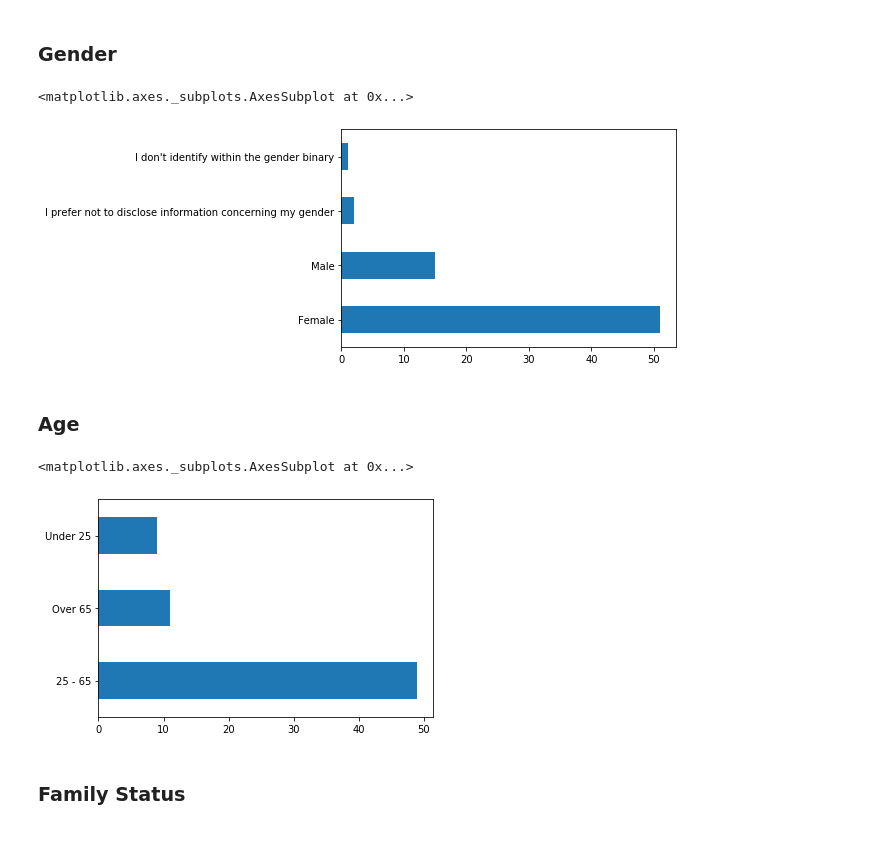
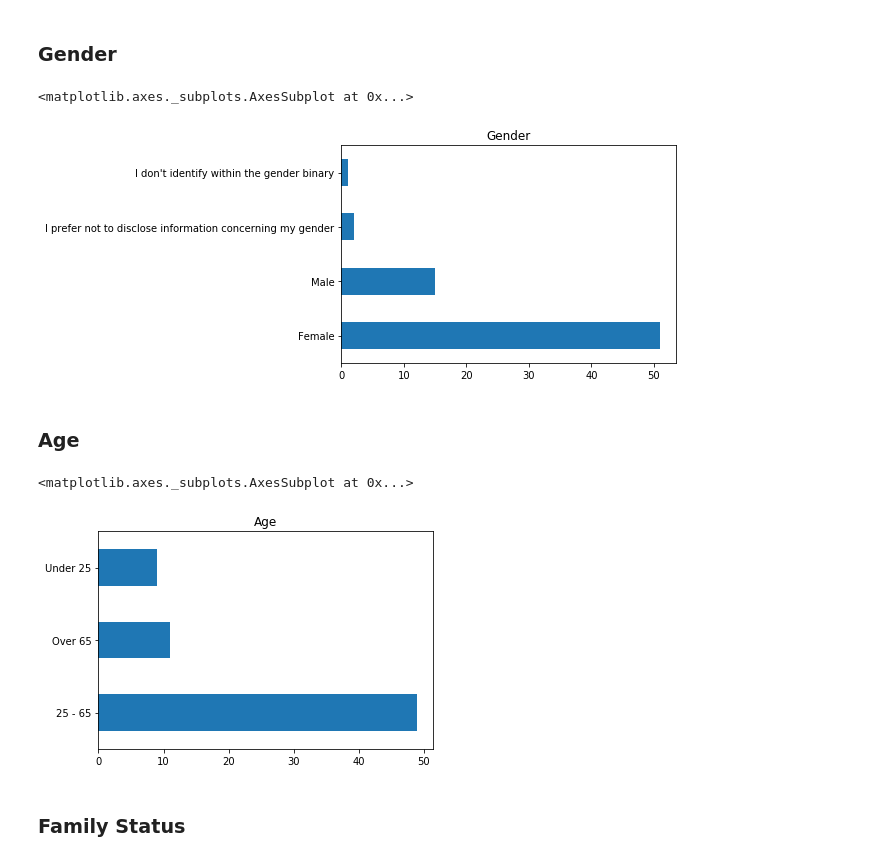
Before and after one commit to jbmoskow/CommunityHousingProject, a Jupyter notebook: CHP.ipynb, the cells around one changed output. Cells and saved outputs as stored; diff of their text form; code cells hidden in the pictures.

```diff
--- a/CHP.ipynb
+++ b/CHP.ipynb
@@ -30,7 +30,7 @@ survey.drop(index=[0,1],inplace=True) # remove first 2 rows
 # Remove any irrelevant or personally idenitifying columns
 survey.drop(labels=['Status','IPAddress','RecipientLastName','RecipientFirstName','RecipientEmail',
                     'ExternalReference','LocationLatitude','LocationLongitude','DistributionChannel',
-                    'UserLanguage','info'],axis=1,inplace=True)
+                    'UserLanguage','info','consent'],axis=1,inplace=True)
 survey.reset_index(drop=True, inplace=True) # reset index
 # %% [markdown]
 Remove Whitespace and weird characters
@@ -68,16 +84,16 @@ list(survey.columns) # check col names for plotting
 # %% [markdown]
 ### Gender
 # %%
-survey.gender.value_counts().plot(kind='barh')
+survey.gender.value_counts().plot(kind='barh',title="Gender")
 # %% [output]
 <matplotlib.axes._subplots.AxesSubplot at 0x...>
-[figure, old version]
+[figure, new version]
 # %% [markdown]
 ### Age
 # %%
-survey.age.value_counts().plot(kind='barh')
+survey.age.value_counts().plot(kind='barh',title='Age')
 # %% [output]
 <matplotlib.axes._subplots.AxesSubplot at 0x...>
-[figure, old version]
+[figure, new version]
 # %% [markdown]
 ### Family Status
```
Also changed, not shown: parts of 54 cells of this notebook.
